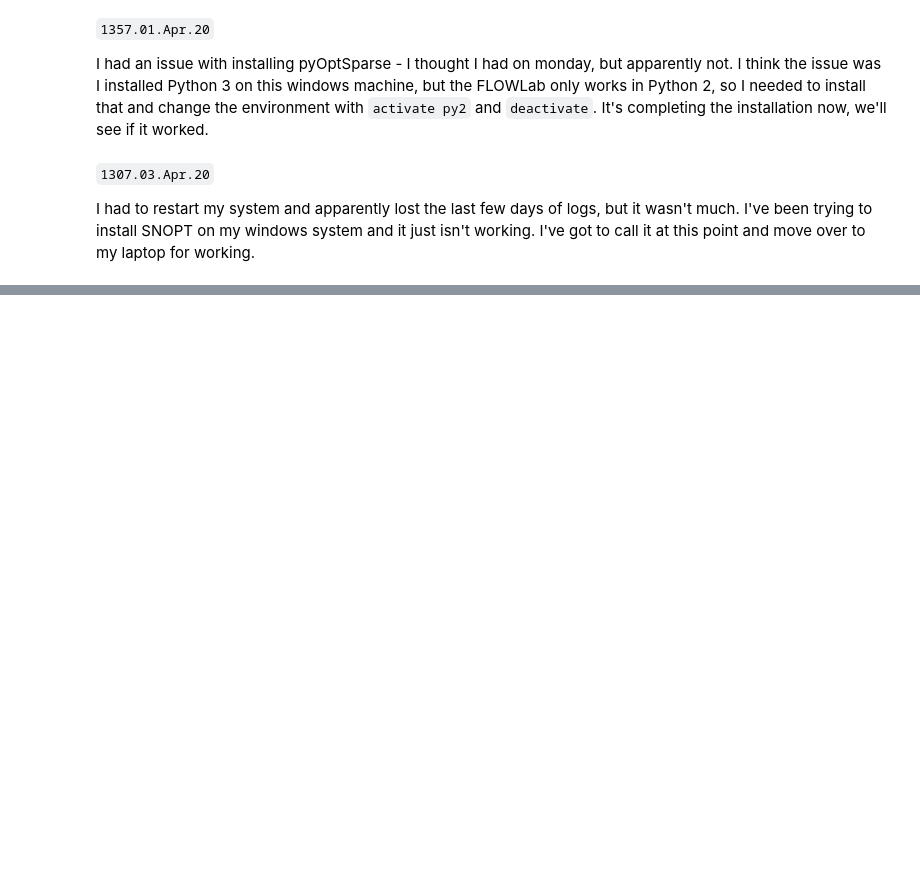
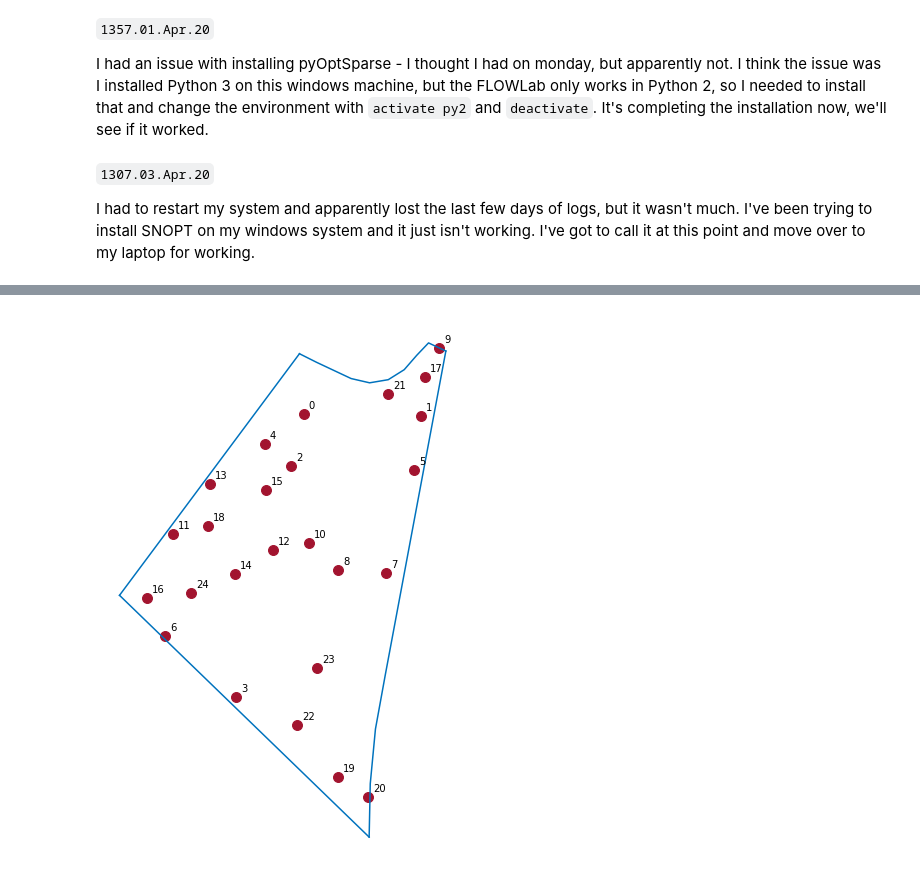
Before and after one commit to byuflowlab/iea37-casestudies-extrafiles, a Jupyter notebook: cs3-4/optimo-attempt-2/bakerIEA37cs3-11-cs3workout.ipynb, the cells around one changed output, grey strips where cells are left out. Saved outputs shown, nothing was run; the diff lists cells and outputs as text; code cells hidden in the pictures; blank space fills up the shorter version.

```diff
--- a/cs3-4/optimo-attempt-2/bakerIEA37cs3-11-cs3workout.ipynb
+++ b/cs3-4/optimo-attempt-2/bakerIEA37cs3-11-cs3workout.ipynb
@@ -257,0 +342,85 @@ z
+# %%
+# Helper functions for formatting
+def makeCoordArray(turb_coords):
+    # Takes coordinates in form turb_coords.x and .y and flattens them into a
+    # single array. For optimizer to use.
+    x0 = np.dstack((turb_coords.x, turb_coords.y)).flatten()
+    return x0
+
+def makeCoordStruct(x0):
+    # Takes coordinates in an [x1,y1,x2,y2...] line and puts them into the form turb_coords.x and .y
+    # For optimzer use.
+    nNumRtrs = int(len(x0)/2)
+    coordList = np.recarray(nNumRtrs, coordinate)
+
+    coordMat = x0.reshape((nNumRtrs, 2))
+    coordList.x = coordMat[:,0]
+    coordList.y = coordMat[:,1]
+
+    return coordList
+
+def makeCoordMatrix(x0):
+    # Makes an Mx2 matrix where [0,1] = [x,y]
+    # For scipy.spatial.distance.pdist() function
+    nNumRtrs = int(len(x0)/2)
+    coordMat = x0.reshape((nNumRtrs, 2))
+    return coordMat
+
+def makeFirstCoordStruct(turb_coords):
+    # Takes ripped .yaml coordinates and puts them into our struct format.
+    # Only needs to be done once at the beginning.
+    nNumRtrs = len(turb_coords)
+    coordList = np.recarray(nNumRtrs, coordinate)
+
+    coordList.x = turb_coords[:, 0]
+    coordList.y = turb_coords[:, 1]
+
+    return coordList
+
+def iea37cs3randomstarts(numTurbs, splineList, vertexList, bndryPts, turb_diam):
+    #-- Initialize our array --#
+    buf = np.zeros((numTurbs,2))
+    turbRandoList = np.recarray((numTurbs), dtype=coordinate, buf=buf)
+    minTurbDist = 2*turb_diam
+
+    #-- Get the x-values --#
+    xmin = bndryPts[vertexList[2]].x   # Our minimum x-value
+    xmax = bndryPts[vertexList[0]].x   # our maximum x-value
+    for i in range(numTurbs):
+        turbRandoList[i].x = random.uniform(xmin, xmax)
+
+    #-- Get the y-values --#
+    #- Determine the upper and lower splines to use for the given x -#
+    # Fake for-loop here for proximity checking.
+    i = 0
+    while i<numTurbs:
+        ymin,ymax = getUpDwnYvals(turbRandoList[i].x, splineList, vertexList, bndryPts)
+        turbRandoList[i].y = random.uniform(ymin, ymax) # Get a random number in our bounds
+        # Check it doesn't conflict with nearby turbines
+        for j in range(i): # Check only the ones we've place so far
+            # If this turbine has a proximity conflict
+            if (coordDist(turbRandoList[i], turbRandoList[j]) < minTurbDist):
+                turbRandoList[i].x = random.uniform(xmin, xmax) # Give it a new x-val
+                i = i-1 # Redo the y-val too
+                break # Stop checking for conflicts and redo the y-values
+        i = i+1
+
+    return turbRandoList
+
+#-- Testing --#
+numTurbs = 25
+turbRandoList = iea37cs3randomstarts(numTurbs, splineList, vertexList, bndryPts, turb_diam)
+
+#-- Print the random turbine locations (with numbers) --#
+#-- Plot the boundary --#
+for i in range(numSides):
+    plt.hold = True
+    printBoundaryArray(segCoordList[i].x, splineList[i](segCoordList[i].x), displaySize, 5)
+
+#-- Plot the turbine locations --#
+printTurbines(turbRandoList, getPltClrs().getColor(1), turb_diam/2)
+for i in range(len(turbRandoList)):         # Number the turbines
+    plt.annotate(i, (turbRandoList[i].x, turbRandoList[i].y), xytext=printOffset, textcoords='offset points')
+#-- End print of turbine locations--#
+# %% [output]
+[figure, added]
```
Also changed, not shown: parts of 21 cells of this notebook, 6 other files.
